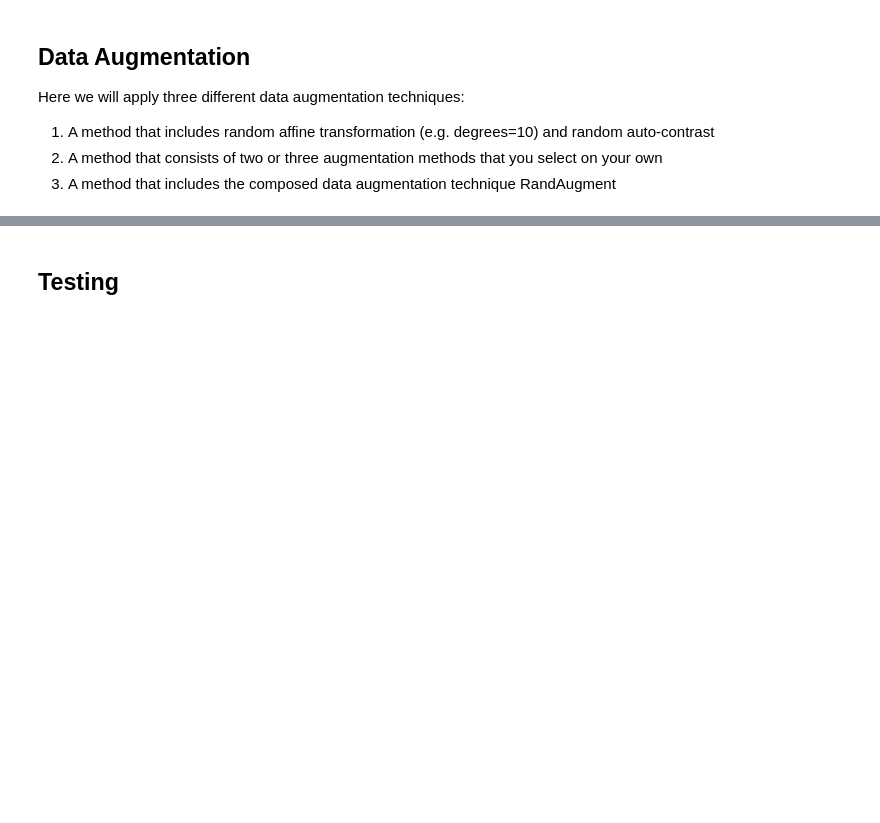
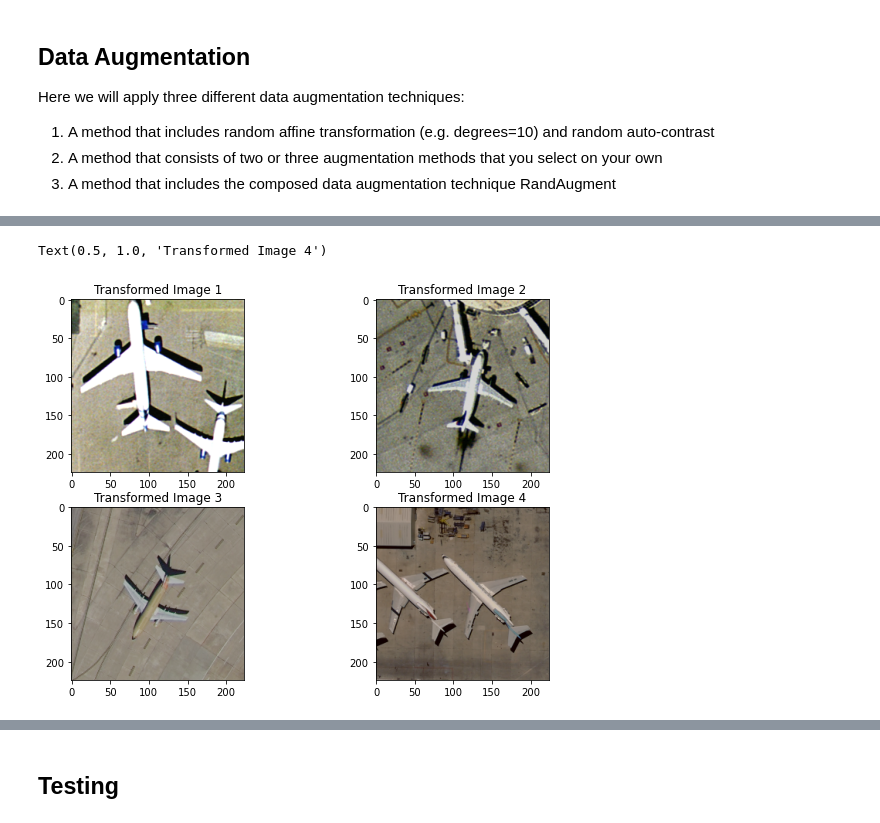
Before and after one commit to stahir01/Image-Processing-for-Remote-Sensing, a Jupyter notebook: Homework3_latest version.ipynb, the cells around one changed output, grey strips where cells are left out. Drawn from its saved outputs; the diff is of its cells as text; code cells hidden in the pictures; blank space fills up the shorter version.

```diff
--- a/Homework3_latest version.ipynb
+++ b/Homework3_latest version.ipynb
@@ -880,0 +1273,62 @@ Here we will apply three different data augmentation techniques:
+# %%
+#We  wanna see how this transform affect our image
+
+#Path declaration
+path = os.path.join("/notebooks", "Hw3_data", "UCMerced_LandUse", "Images", "airplane", "")
+
+
+#Import all images
+from PIL import Image
+import os, os.path
+
+imgs = []
+path = path
+valid_images = [".tif"]
+for f in os.listdir(path):
+    ext = os.path.splitext(f)[1]
+    if ext.lower() not in valid_images:
+        continue
+    imgs.append(Image.open(os.path.join(path,f)))
+
+
+
+
+#Display transformed Image
+rotate_img = transforms.Compose(
+    [
+        transforms.Resize((256, 256)),
+        transforms.RandomCrop((224,224)),
+        transforms.RandomVerticalFlip(p=0.5),
+        transforms.ColorJitter(brightness=0.5, contrast=0.3),
+
+    ]
+)
+
+
+#Transform Images
+transformed_image1 = rotate_img(imgs[1])
+transformed_image2 = rotate_img(imgs[2])
+transformed_image3 = rotate_img(imgs[3])
+transformed_image4 = rotate_img(imgs[4])
+
+#Display Images
+fig = plt.figure(figsize=(10, 7))
+fig.add_subplot(2, 2, 1)
+plt.imshow(transformed_image1)
+plt.title("Transformed Image 1")
+
+
+fig.add_subplot(2,2,2)
+plt.imshow(transformed_image2)
+plt.title("Transformed Image 2")
+
+fig.add_subplot(2,2,3)
+plt.imshow(transformed_image3)
+plt.title("Transformed Image 3")
+
+fig.add_subplot(2,2,4)
+plt.imshow(transformed_image4)
+plt.title("Transformed Image 4")
+# %% [output]
+Text(0.5, 1.0, 'Transformed Image 4')
+[figure, added]
```
Also changed, not shown: parts of 28 cells of this notebook, 1 other file.
